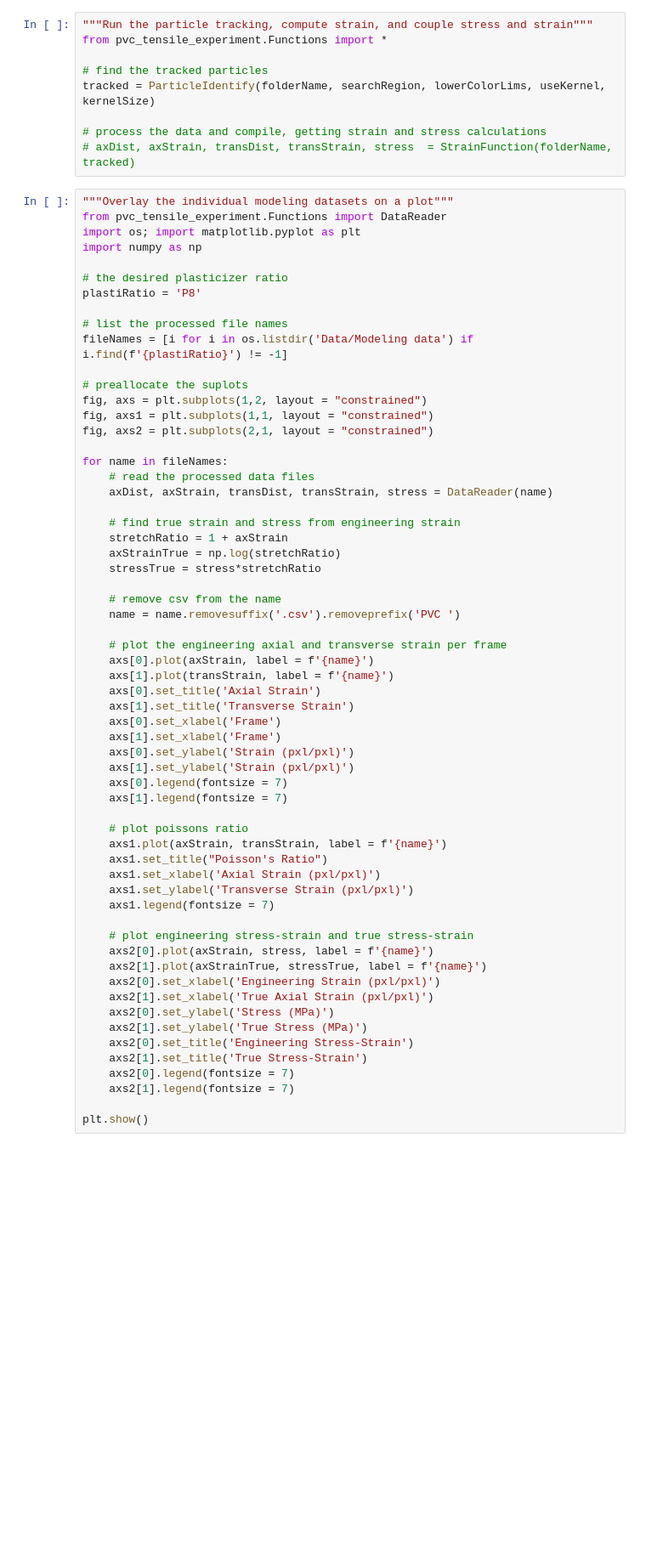
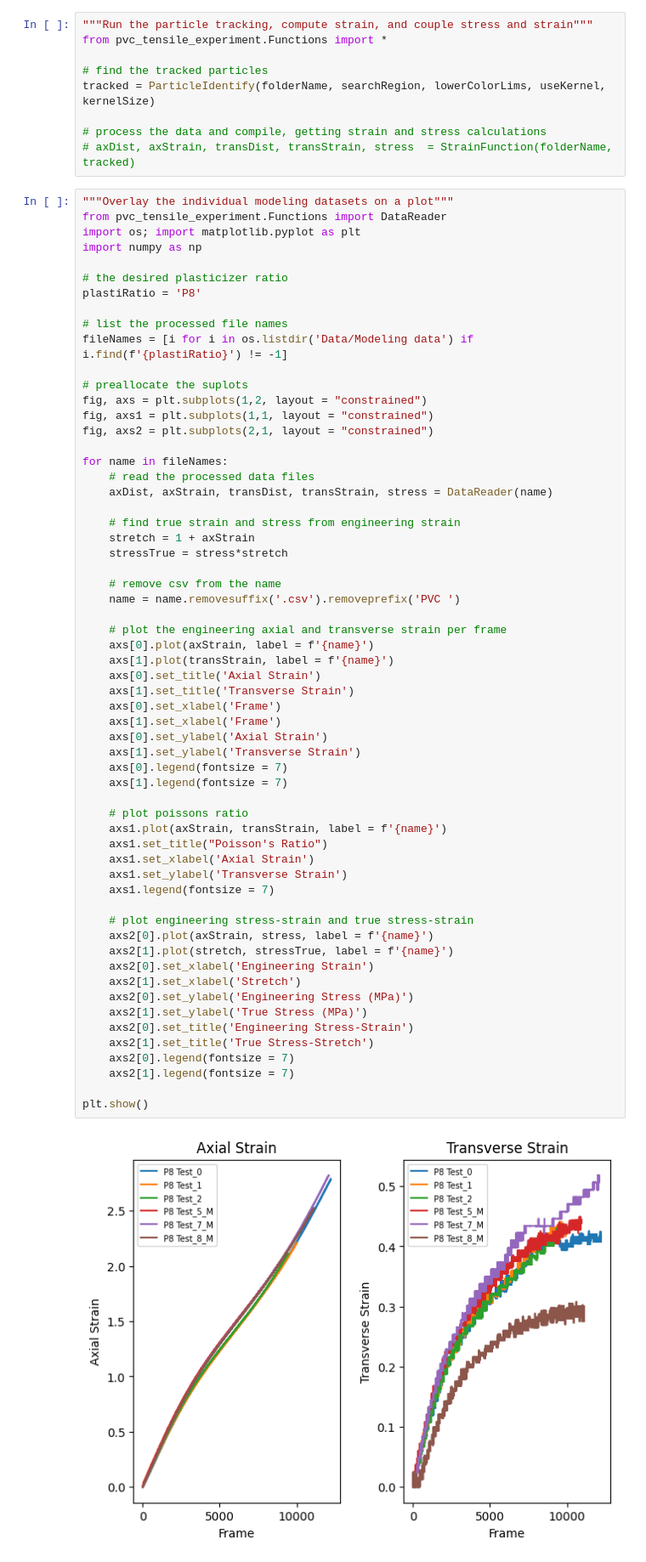
Before and after one commit to TheDuckenEngineer/PVC-Tensile-Experiment, a Jupyter notebook: Strain Processing.ipynb, the cells around one changed output. Shown at 85% size. Drawn from its saved outputs; the diff is of its cells as text; blank space fills up the shorter version.

Commit message:
updated figures and added incompressibility check

```diff
--- a/Strain Processing.ipynb
+++ b/Strain Processing.ipynb
@@ -47,42 +47,43 @@ for name in fileNames:
     axDist, axStrain, transDist, transStrain, stress = DataReader(name)
 
     # find true strain and stress from engineering strain
-    stretchRatio = 1 + axStrain
-    axStrainTrue = np.log(stretchRatio)
-    stressTrue = stress*stretchRatio
+    stretch = 1 + axStrain
+    stressTrue = stress*stretch
 
     # remove csv from the name
     name = name.removesuffix('.csv').removeprefix('PVC ')
 
     # plot the engineering axial and transverse strain per frame
     axs[0].plot(axStrain, label = f'{name}')
     axs[1].plot(transStrain, label = f'{name}')
     axs[0].set_title('Axial Strain')
     axs[1].set_title('Transverse Strain')
     axs[0].set_xlabel('Frame')
     axs[1].set_xlabel('Frame')
-    axs[0].set_ylabel('Strain (pxl/pxl)')
-    axs[1].set_ylabel('Strain (pxl/pxl)')
+    axs[0].set_ylabel('Axial Strain')
+    axs[1].set_ylabel('Transverse Strain')
     axs[0].legend(fontsize = 7)
     axs[1].legend(fontsize = 7)
 
     # plot poissons ratio
     axs1.plot(axStrain, transStrain, label = f'{name}')
     axs1.set_title("Poisson's Ratio")
-    axs1.set_xlabel('Axial Strain (pxl/pxl)')
-    axs1.set_ylabel('Transverse Strain (pxl/pxl)')
+    axs1.set_xlabel('Axial Strain')
+    axs1.set_ylabel('Transverse Strain')
     axs1.legend(fontsize = 7)
 
     # plot engineering stress-strain and true stress-strain
     axs2[0].plot(axStrain, stress, label = f'{name}')
-    axs2[1].plot(axStrainTrue, stressTrue, label = f'{name}')
-    axs2[0].set_xlabel('Engineering Strain (pxl/pxl)')
-    axs2[1].set_xlabel('True Axial Strain (pxl/pxl)')
-    axs2[0].set_ylabel('Stress (MPa)')
+    axs2[1].plot(stretch, stressTrue, label = f'{name}')
+    axs2[0].set_xlabel('Engineering Strain')
+    axs2[1].set_xlabel('Stretch')
+    axs2[0].set_ylabel('Engineering Stress (MPa)')
     axs2[1].set_ylabel('True Stress (MPa)')
     axs2[0].set_title('Engineering Stress-Strain')
-    axs2[1].set_title('True Stress-Strain')
+    axs2[1].set_title('True Stress-Stretch')
     axs2[0].legend(fontsize = 7)
     axs2[1].legend(fontsize = 7)
 
 plt.show()
+# %% [output]
+[figure, added]
```
Also changed, not shown: parts of 5 cells of this notebook.
